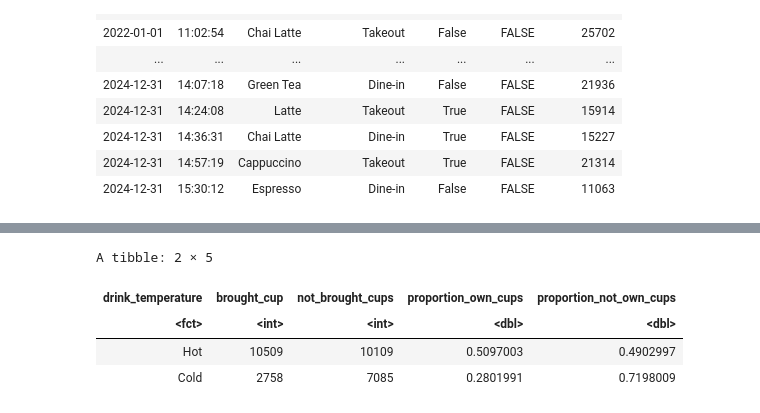
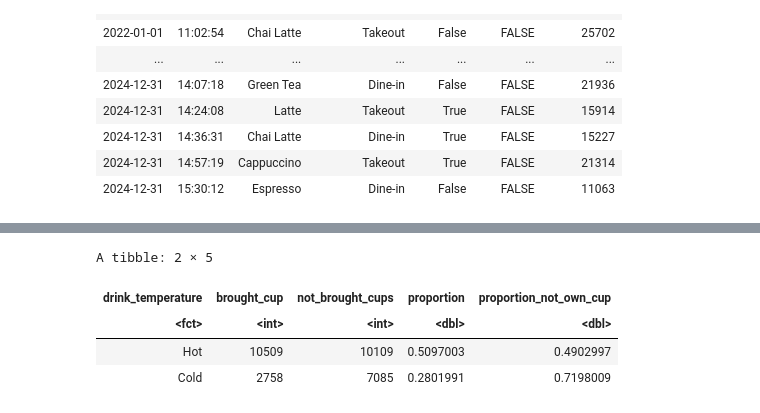
Before and after one commit to SharonGulati/dataverse, a Jupyter notebook: dataverse.ipynb, the cells around one changed output, grey strips where cells are left out. Saved outputs shown, nothing was run; the diff lists cells and outputs as text; code cells hidden in the pictures.

```diff
--- a/dataverse.ipynb
+++ b/dataverse.ipynb
@@ -159,12 +150,11 @@ A tibble: 30461 × 12
 # %%
 coffee_drink_type <- coffee_only|>
   group_by(drink_temperature) |>
-  summarise(brought_cup = sum(own_cup == TRUE),not_brought_cups = sum(own_cup == FALSE),
-            proportion_own_cups = mean(own_cup == TRUE),proportion_not_own_cups = mean(own_cup == FALSE))
+  summarise(brought_cup = sum(own_cup == TRUE),not_brought_cups = sum(own_cup == FALSE ),proportion = mean(own_cup == TRUE), proportion_not_own_cup = mean(own_cup == FALSE))
 coffee_drink_type
 # %% [output]
 A tibble: 2 × 5
-| drink_temperature | brought_cup | not_brought_cups | proportion_own_cups | proportion_not_own_cups |
+| drink_temperature | brought_cup | not_brought_cups | proportion | proportion_not_own_cup |
 | <fct> | <int> | <int> | <dbl> | <dbl> |
 | Hot | 10509 | 10109 | 0.5097003 | 0.4902997 |
 | Cold | 2758 | 7085 | 0.2801991 | 0.7198009 |
```
Also changed, not shown: parts of 2 cells of this notebook.
